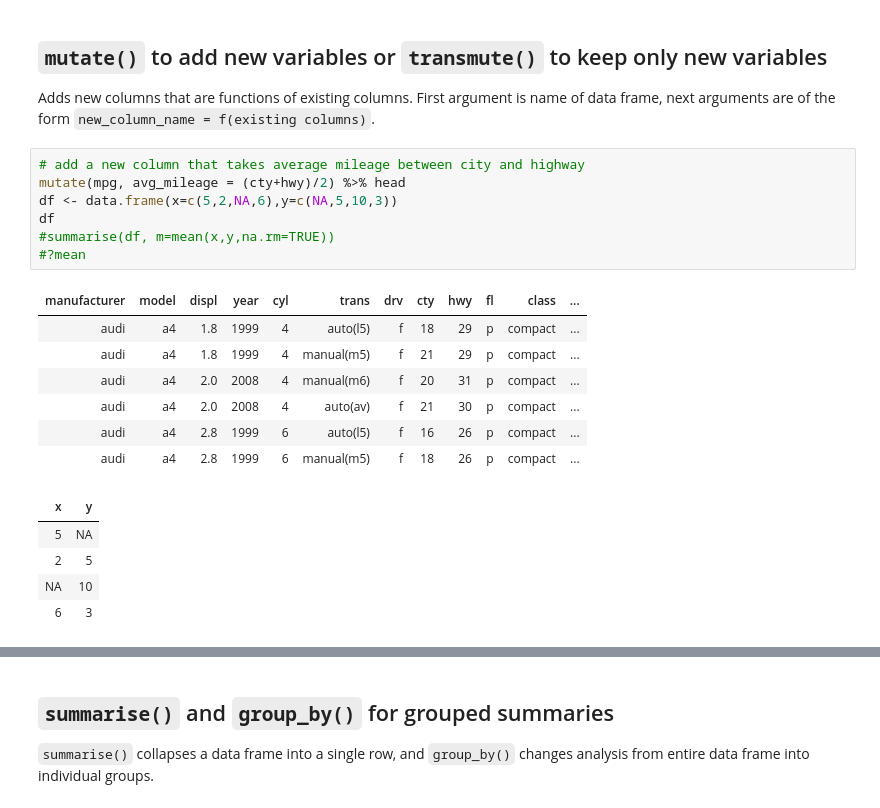
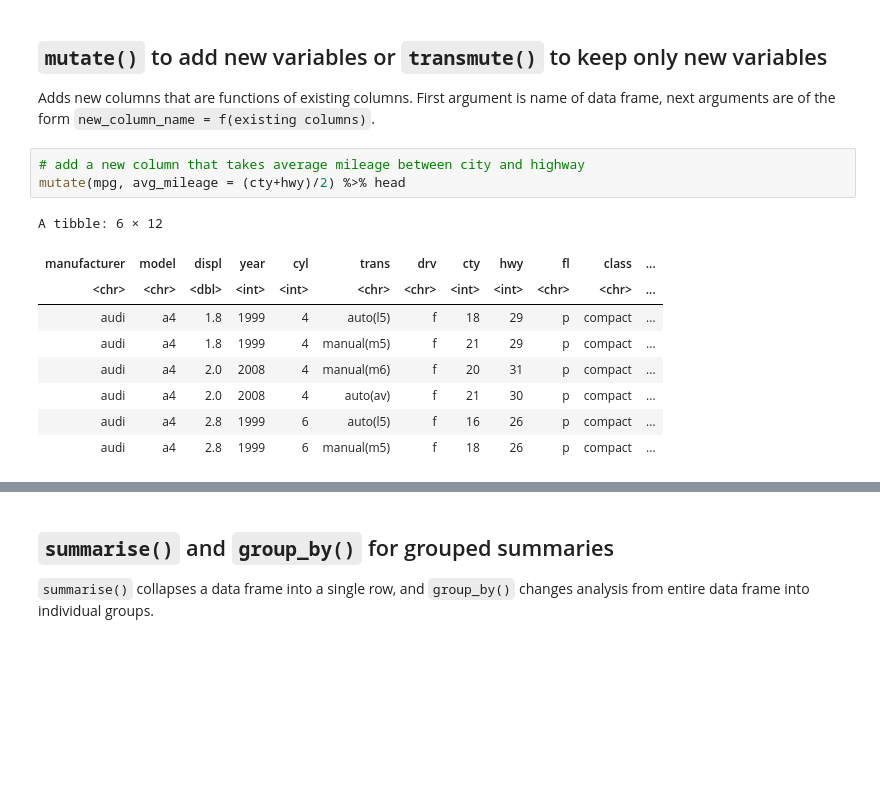
Before and after one commit to compbiocore/tidyverse-workshop, a Jupyter notebook: notebooks/workshop.ipynb, the cells around one changed output, grey strips where cells are left out. Cells and saved outputs as stored; diff of their text form; blank space fills up the shorter version.

```diff
--- a/notebooks/workshop.ipynb
+++ b/notebooks/workshop.ipynb
@@ -495,23 +645,16 @@ Adds new columns that are functions of existing columns. First argument is name
 # %%
 # add a new column that takes average mileage between city and highway
 mutate(mpg, avg_mileage = (cty+hwy)/2) %>% head
-df <- data.frame(x=c(5,2,NA,6),y=c(NA,5,10,3))
-df
-#summarise(df, m=mean(x,y,na.rm=TRUE))
-#?mean
 # %% [output]
+A tibble: 6 × 12
 | manufacturer | model | displ | year | cyl | trans | drv | cty | hwy | fl | class | ... |
+| <chr> | <chr> | <dbl> | <int> | <int> | <chr> | <chr> | <int> | <int> | <chr> | <chr> | ... |
 | audi | a4 | 1.8 | 1999 | 4 | auto(l5) | f | 18 | 29 | p | compact | ... |
 | audi | a4 | 1.8 | 1999 | 4 | manual(m5) | f | 21 | 29 | p | compact | ... |
 | audi | a4 | 2.0 | 2008 | 4 | manual(m6) | f | 20 | 31 | p | compact | ... |
 | audi | a4 | 2.0 | 2008 | 4 | auto(av) | f | 21 | 30 | p | compact | ... |
 | audi | a4 | 2.8 | 1999 | 6 | auto(l5) | f | 16 | 26 | p | compact | ... |
 | audi | a4 | 2.8 | 1999 | 6 | manual(m5) | f | 18 | 26 | p | compact | ... |
-| x | y |
-| 5 | NA |
-| 2 | 5 |
-| NA | 10 |
-| 6 | 3 |
 # %%
 # keep only average mileage between city and highway
 transmute(mpg,cty,avg_mileage=(cty+hwy)/2) %>% head
```
Also changed, not shown: parts of 108 cells of this notebook, 7 other files.
